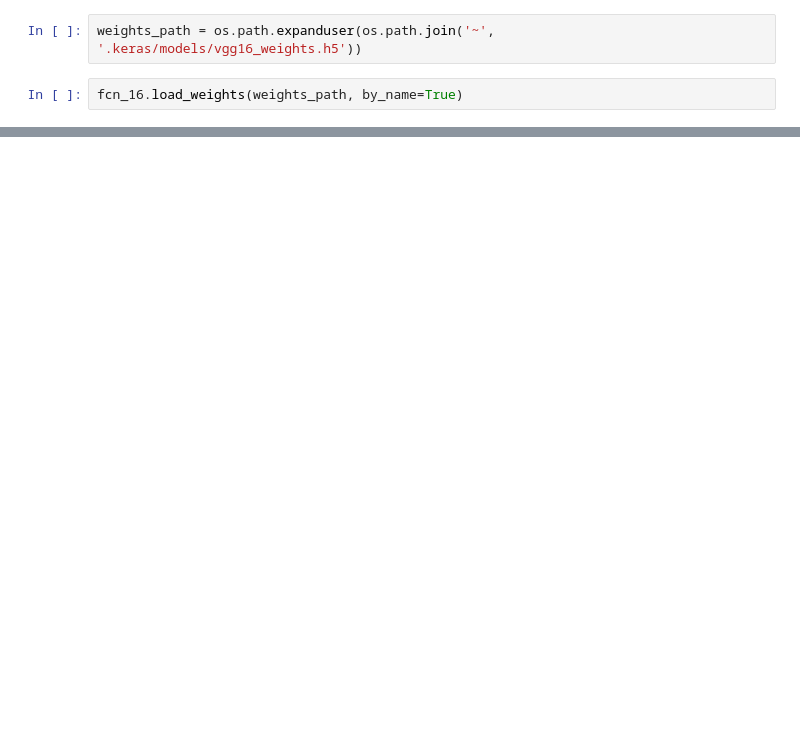
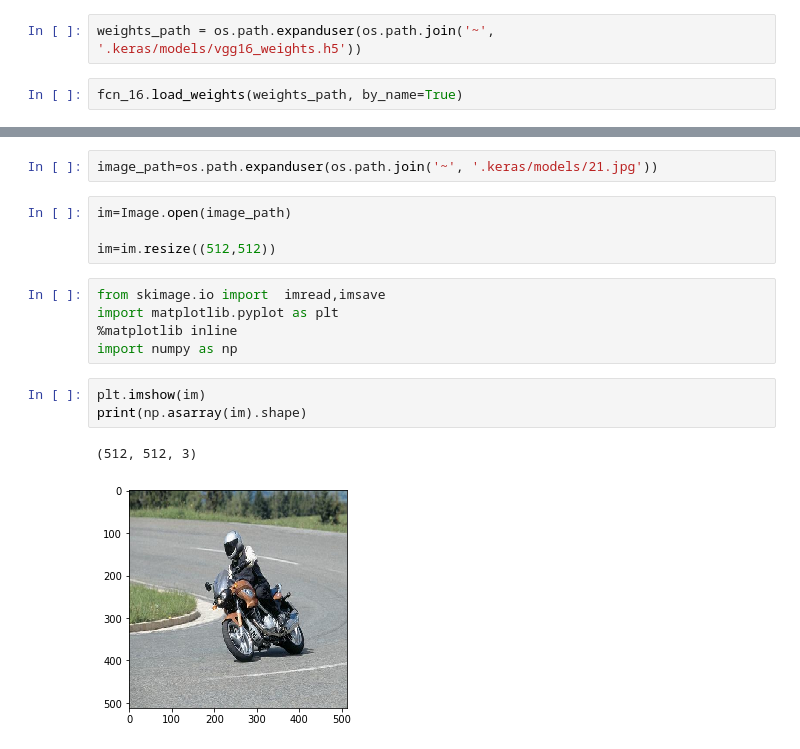
Before and after one commit to Tez01/FCN-Implementation-Keras, a Jupyter notebook: fcn16.ipynb, the cells around one changed output, grey strips where cells are left out. Saved outputs shown, nothing was run; the diff lists cells and outputs as text; blank space fills up the shorter version.

```diff
--- a/fcn16.ipynb
+++ b/fcn16.ipynb
@@ -86,0 +122,17 @@ fcn_16.load_weights(weights_path, by_name=True)
+# %%
+image_path=os.path.expanduser(os.path.join('~', '.keras/models/21.jpg'))
+# %%
+im=Image.open(image_path)
+
+im=im.resize((512,512))
+# %%
+from skimage.io import  imread,imsave
+import matplotlib.pyplot as plt
+%matplotlib inline
+import numpy as np
+# %%
+plt.imshow(im)
+print(np.asarray(im).shape)
+# %% [output]
+(512, 512, 3)
+[figure, added]
```
Also changed, not shown: parts of 11 cells of this notebook.
